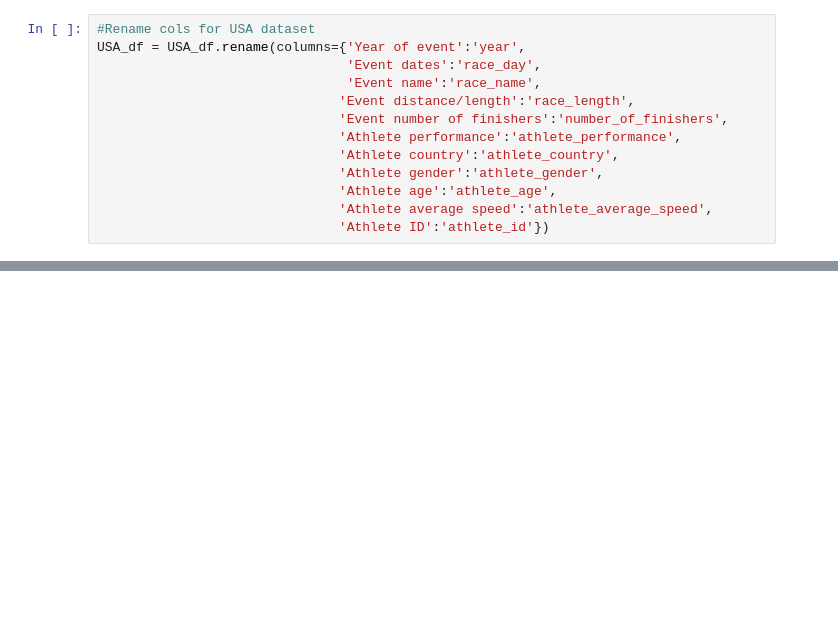
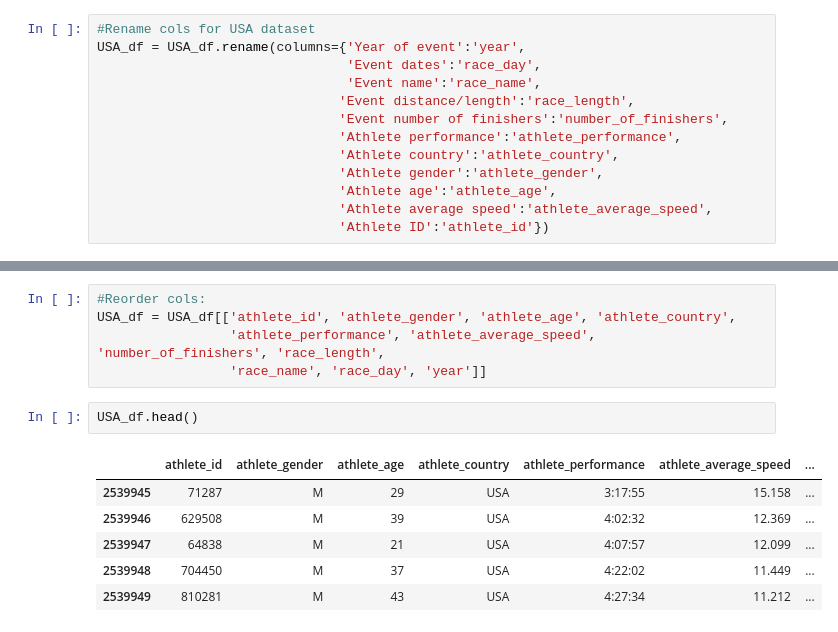
Before and after one commit to maedeh-dqn/ultra_marathon_project, a Jupyter notebook: Analyis.ipynb, the cells around one changed output, grey strips where cells are left out. Saved outputs shown, nothing was run; the diff lists cells and outputs as text; blank space fills up the shorter version.

Commit message:
reorder columns

```diff
--- a/Analyis.ipynb
+++ b/Analyis.ipynb
@@ -240,0 +248,14 @@ USA_df.head()
+# %%
+#Reorder cols:
+USA_df = USA_df[['athlete_id', 'athlete_gender', 'athlete_age', 'athlete_country',
+                 'athlete_performance', 'athlete_average_speed', 'number_of_finishers', 'race_length',
+                 'race_name', 'race_day', 'year']]
+# %%
+USA_df.head()
+# %% [output]
+|  | athlete_id | athlete_gender | athlete_age | athlete_country | athlete_performance | athlete_average_speed | ... |
+| 2539945 | 71287 | M | 29 | USA | 3:17:55 | 15.158 | ... |
+| 2539946 | 629508 | M | 39 | USA | 4:02:32 | 12.369 | ... |
+| 2539947 | 64838 | M | 21 | USA | 4:07:57 | 12.099 | ... |
+| 2539948 | 704450 | M | 37 | USA | 4:22:02 | 11.449 | ... |
+| 2539949 | 810281 | M | 43 | USA | 4:27:34 | 11.212 | ... |
```
Also changed, not shown: parts of 1 cell of this notebook.
